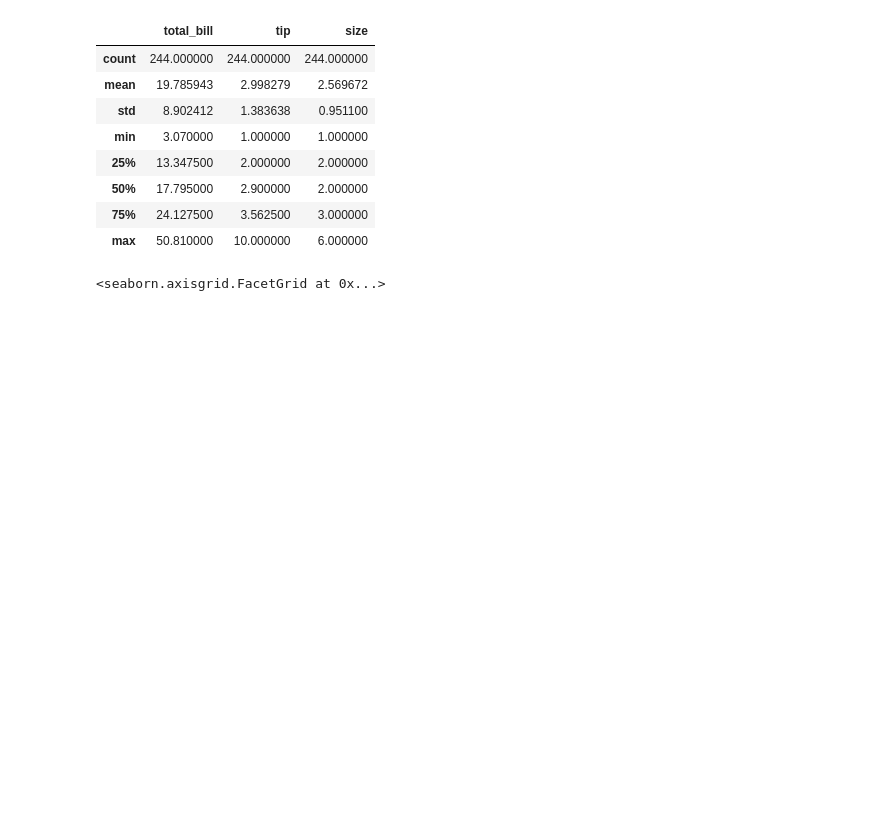
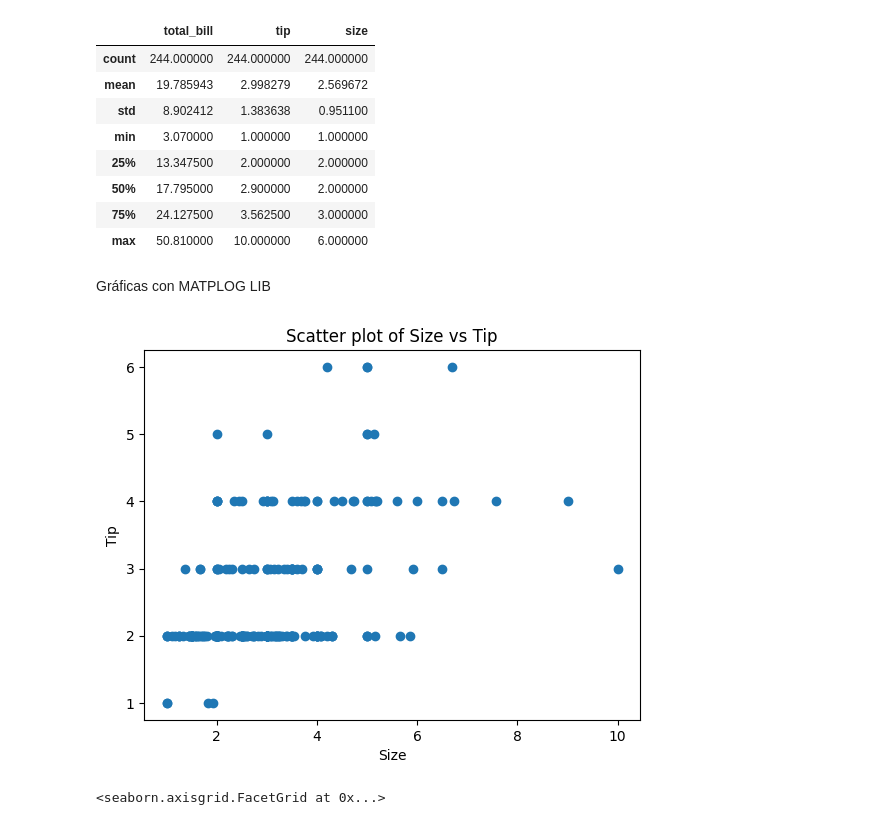
Before and after one commit to fjzamora93/Matlab_Seaborn_Scikit_TipTutorial, a Jupyter notebook: tips.ipynb, the cells around one changed output. Drawn from its saved outputs; the diff is of its cells as text; code cells hidden in the pictures; blank space fills up the shorter version.

```diff
--- a/tips.ipynb
+++ b/tips.ipynb
@@ -71,6 +83,16 @@ df.describe()
 | 50% | 17.795000 | 2.900000 | 2.000000 |
 | 75% | 24.127500 | 3.562500 | 3.000000 |
 | max | 50.810000 | 10.000000 | 6.000000 |
+# %% [markdown]
+Gráficas con MATPLOG LIB
+# %%
+plt.scatter(df['tip'], df['size'])
+plt.xlabel('Size')
+plt.ylabel('Tip')
+plt.title('Scatter plot of Size vs Tip')
+plt.show()
+# %% [output]
+[figure, added]
 # %%
 #Llevar a cabo alguna visualización univariante y multivariante con Matplotlib y Seaborn.
 
```
Also changed, not shown: parts of 2 cells of this notebook, 1 other file.
